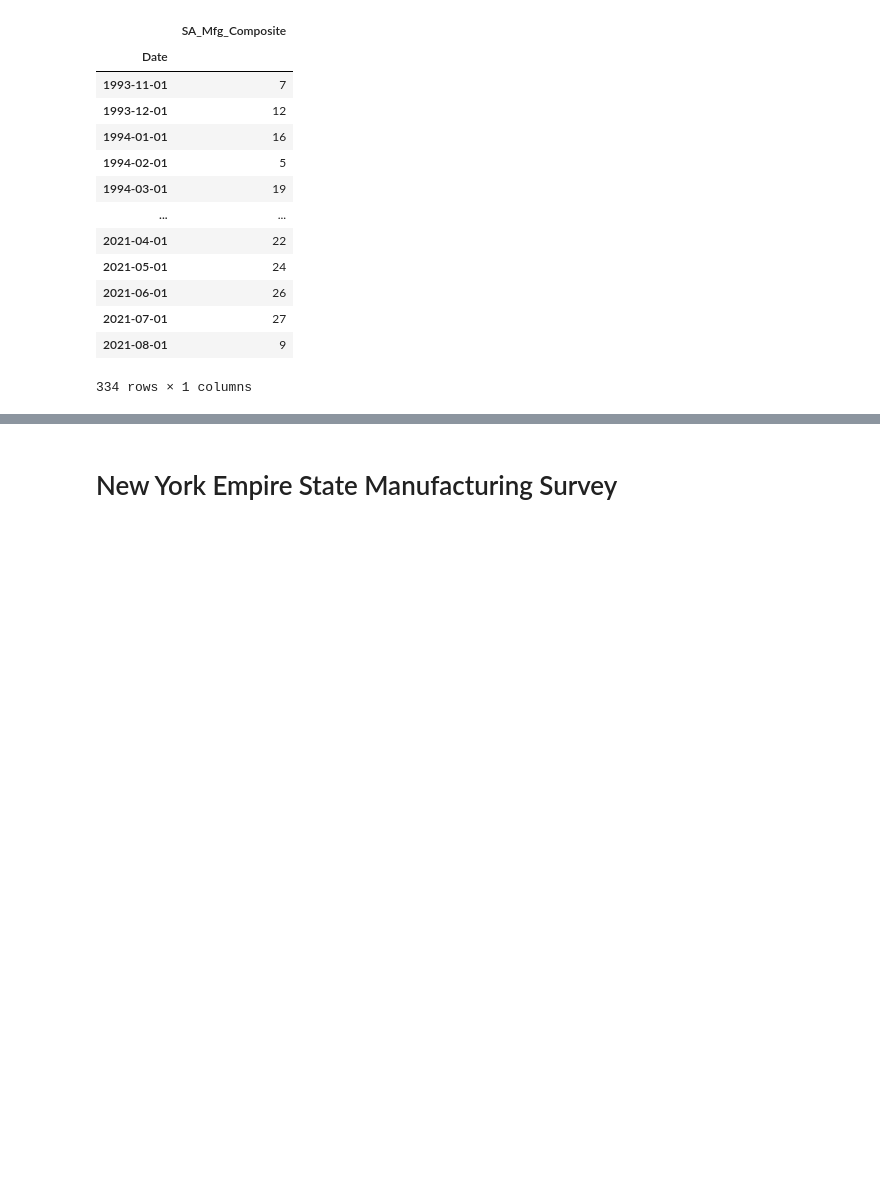
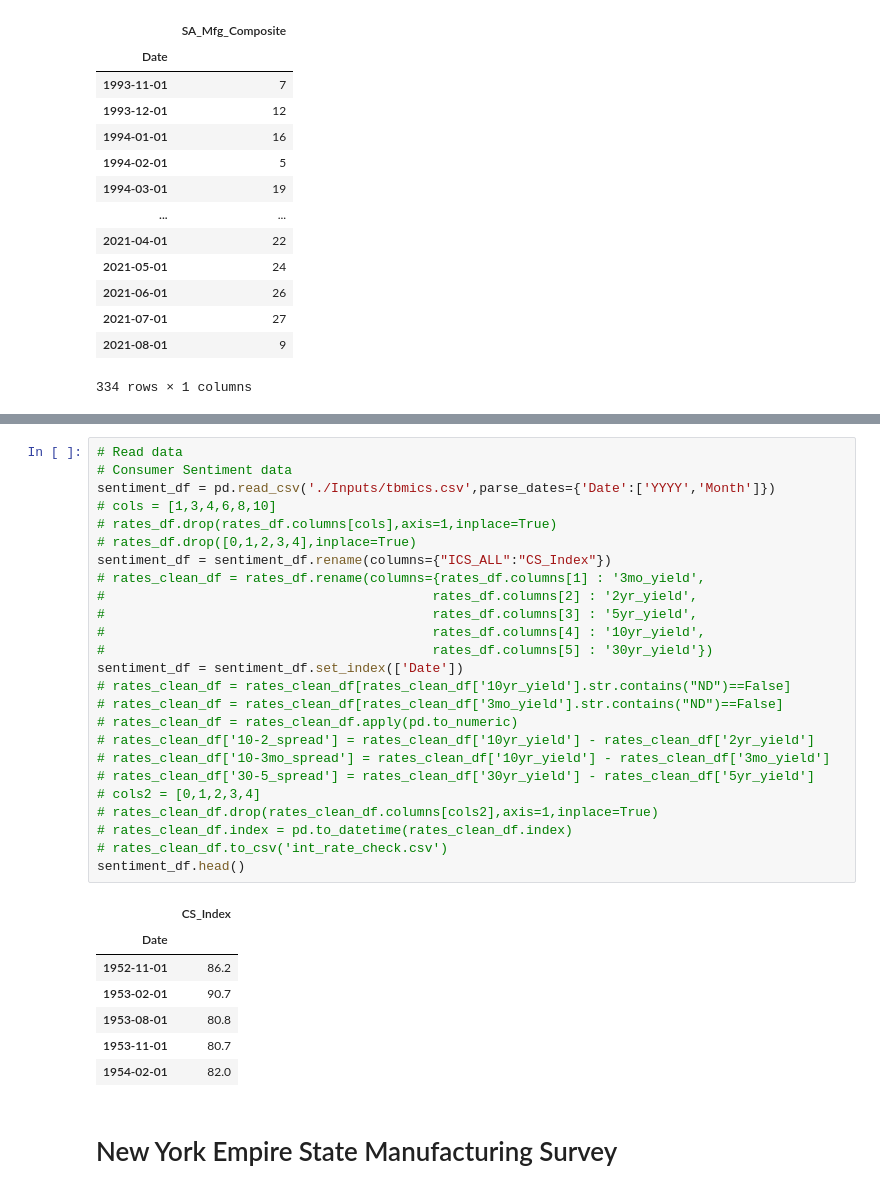
Before and after one commit to obsessedquant/GeoLocation-Vs-Covid-Analysis-and-Visualization, a Jupyter notebook: sam/Economic_Indicators.ipynb, the cells around one changed output, grey strips where cells are left out. Drawn from its saved outputs; the diff is of its cells as text; blank space fills up the shorter version.

Commit message:
Added consumer sentiment survey data and plot

```diff
--- a/sam/Economic_Indicators.ipynb
+++ b/sam/Economic_Indicators.ipynb
@@ -238,3 +234,36 @@ dtype('<M8[ns]')
+# %%
+# Read data
+# Consumer Sentiment data
+sentiment_df = pd.read_csv('./Inputs/tbmics.csv',parse_dates={'Date':['YYYY','Month']})
+# cols = [1,3,4,6,8,10]
+# rates_df.drop(rates_df.columns[cols],axis=1,inplace=True)
+# rates_df.drop([0,1,2,3,4],inplace=True)
+sentiment_df = sentiment_df.rename(columns={"ICS_ALL":"CS_Index"})
+# rates_clean_df = rates_df.rename(columns={rates_df.columns[1] : '3mo_yield',
+#                                          rates_df.columns[2] : '2yr_yield',
+#                                          rates_df.columns[3] : '5yr_yield',
+#                                          rates_df.columns[4] : '10yr_yield',
+#                                          rates_df.columns[5] : '30yr_yield'})
+sentiment_df = sentiment_df.set_index(['Date'])
+# rates_clean_df = rates_clean_df[rates_clean_df['10yr_yield'].str.contains("ND")==False]
+# rates_clean_df = rates_clean_df[rates_clean_df['3mo_yield'].str.contains("ND")==False]
+# rates_clean_df = rates_clean_df.apply(pd.to_numeric)
+# rates_clean_df['10-2_spread'] = rates_clean_df['10yr_yield'] - rates_clean_df['2yr_yield']
+# rates_clean_df['10-3mo_spread'] = rates_clean_df['10yr_yield'] - rates_clean_df['3mo_yield']
+# rates_clean_df['30-5_spread'] = rates_clean_df['30yr_yield'] - rates_clean_df['5yr_yield']
+# cols2 = [0,1,2,3,4]
+# rates_clean_df.drop(rates_clean_df.columns[cols2],axis=1,inplace=True)
+# rates_clean_df.index = pd.to_datetime(rates_clean_df.index)
+# rates_clean_df.to_csv('int_rate_check.csv')
+sentiment_df.head()
+# %% [output]
+|  | CS_Index |
+| Date |  |
+| 1952-11-01 | 86.2 |
+| 1953-02-01 | 90.7 |
+| 1953-08-01 | 80.8 |
+| 1953-11-01 | 80.7 |
+| 1954-02-01 | 82.0 |
 # %% [markdown]
 # New York Empire State Manufacturing Survey
 # %%
```
Also changed, not shown: parts of 13 cells of this notebook, 3 other files.
